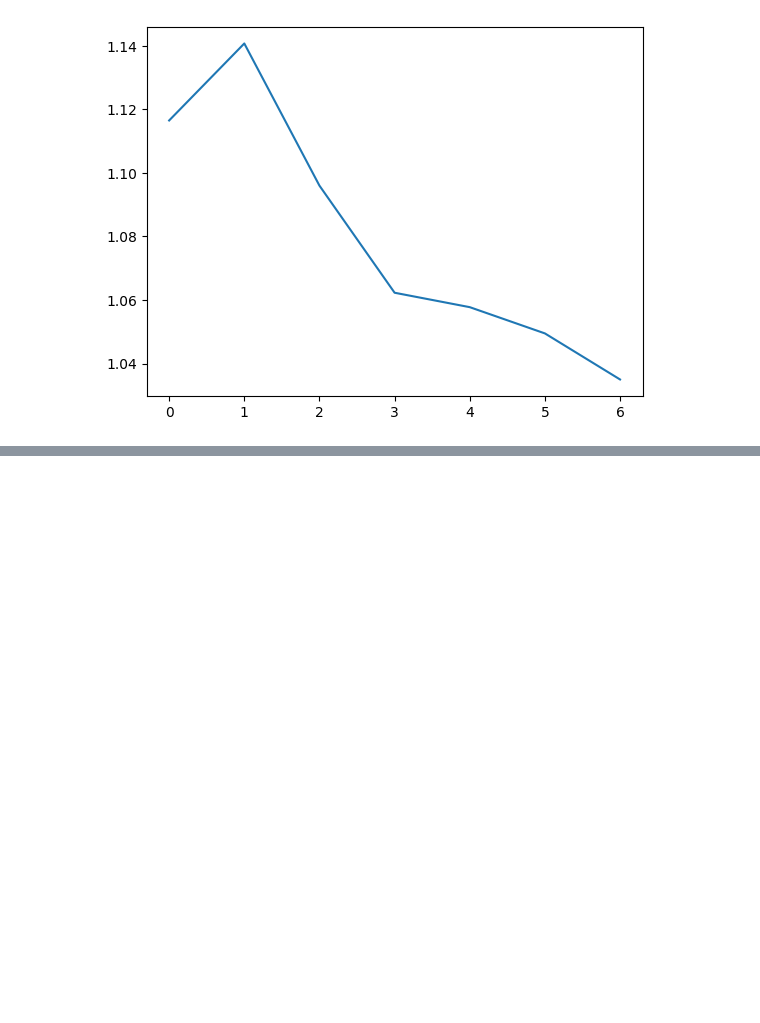
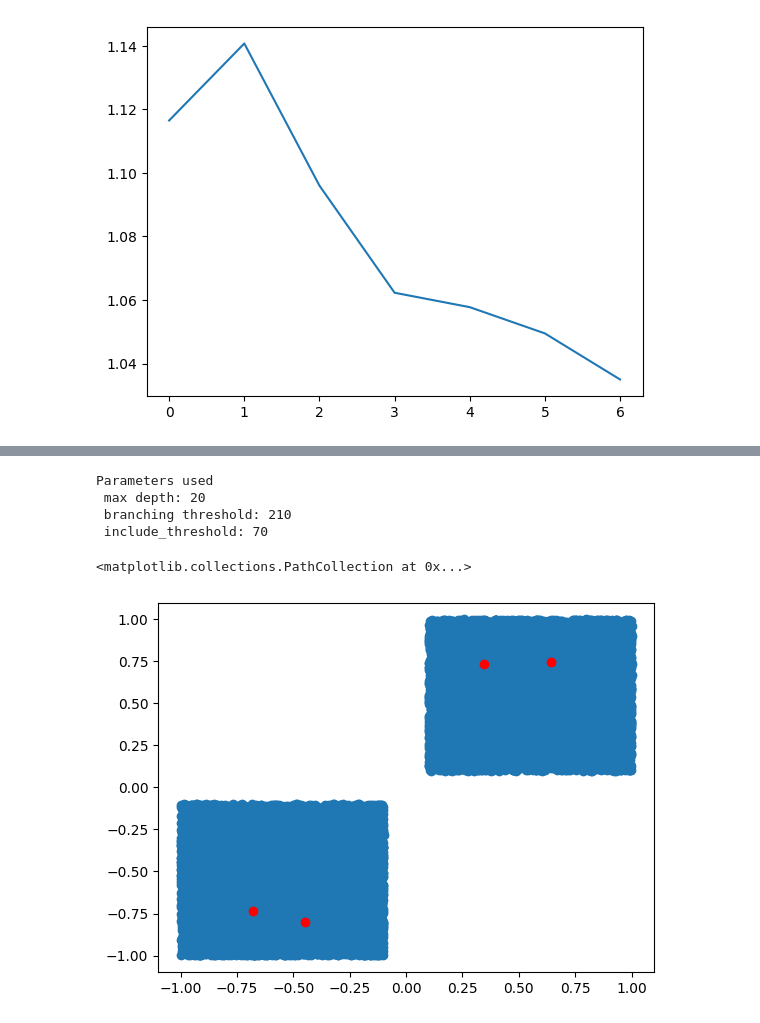
Before and after one commit to amy-ln/dpclustering, a Jupyter notebook: lsh-experiment.ipynb, the cells around one changed output, grey strips where cells are left out. Saved outputs shown, nothing was run; the diff lists cells and outputs as text; code cells hidden in the pictures; blank space fills up the shorter version.

```diff
--- a/lsh-experiment.ipynb
+++ b/lsh-experiment.ipynb
@@ -293,0 +340,18 @@ print(results)
+# %%
+z1 = gen.uniform(low=-1, high=-0.1, size=(10000,2))
+z2 = gen.uniform(low=0.1, high=1, size=(10000,2))
+z = np.concat([z1, z2])
+z_2d = z
+plt.scatter(z_2d[:,0], z_2d[:,1])
+
+p = Params(epsilon=1, delta=1e-6, radius=1, dimension=2, k=2)
+points, weights = create_bucket_synopsis(z, p, seed=7634)
+points_2d = points
+plt.scatter(points_2d[:,0], points_2d[:,1], c="red")
+# %% [output]
+Parameters used
+ max depth: 20
+ branching threshold: 210
+ include_threshold: 70
+<matplotlib.collections.PathCollection at 0x...>
+[figure, added]
```
Also changed, not shown: parts of 4 cells of this notebook.
